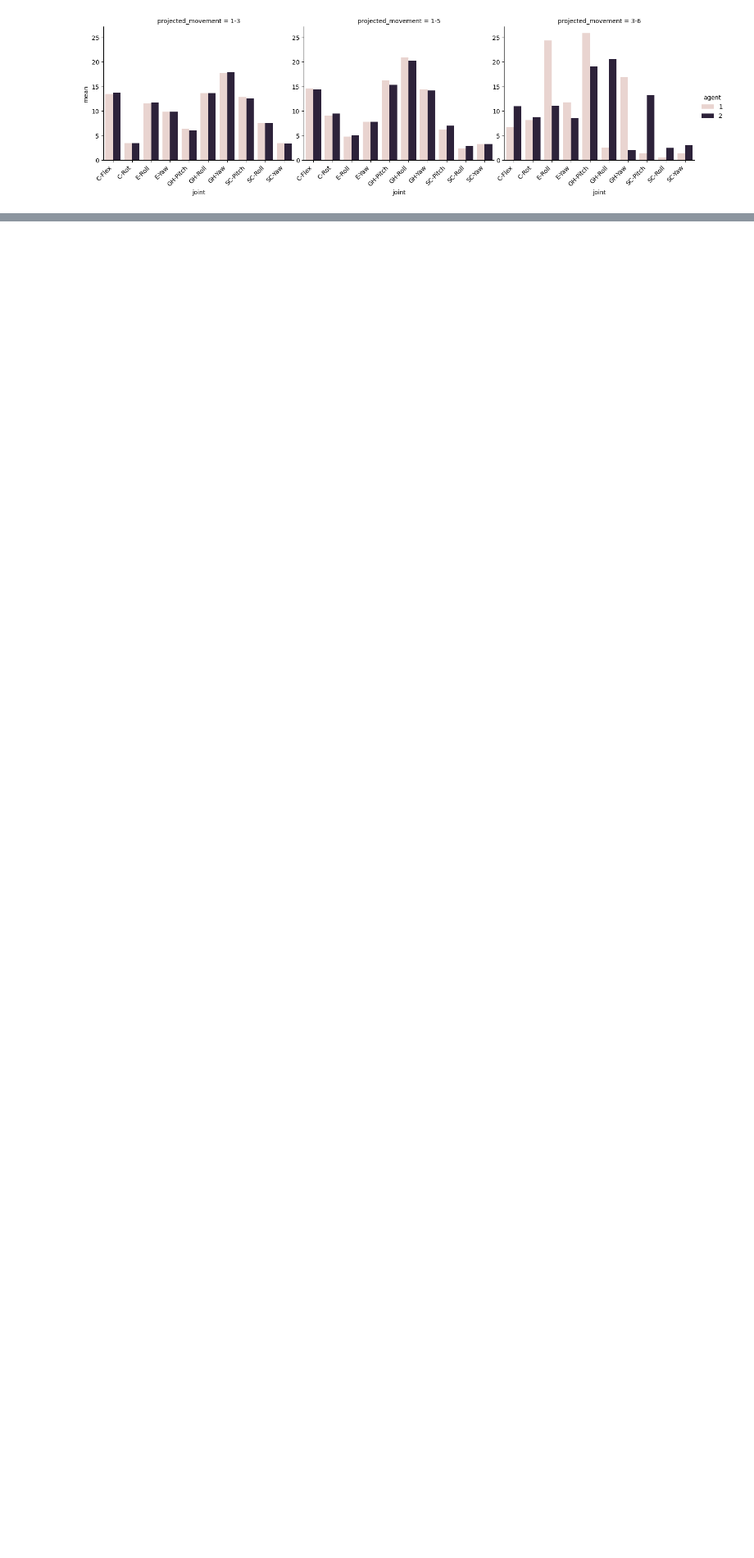
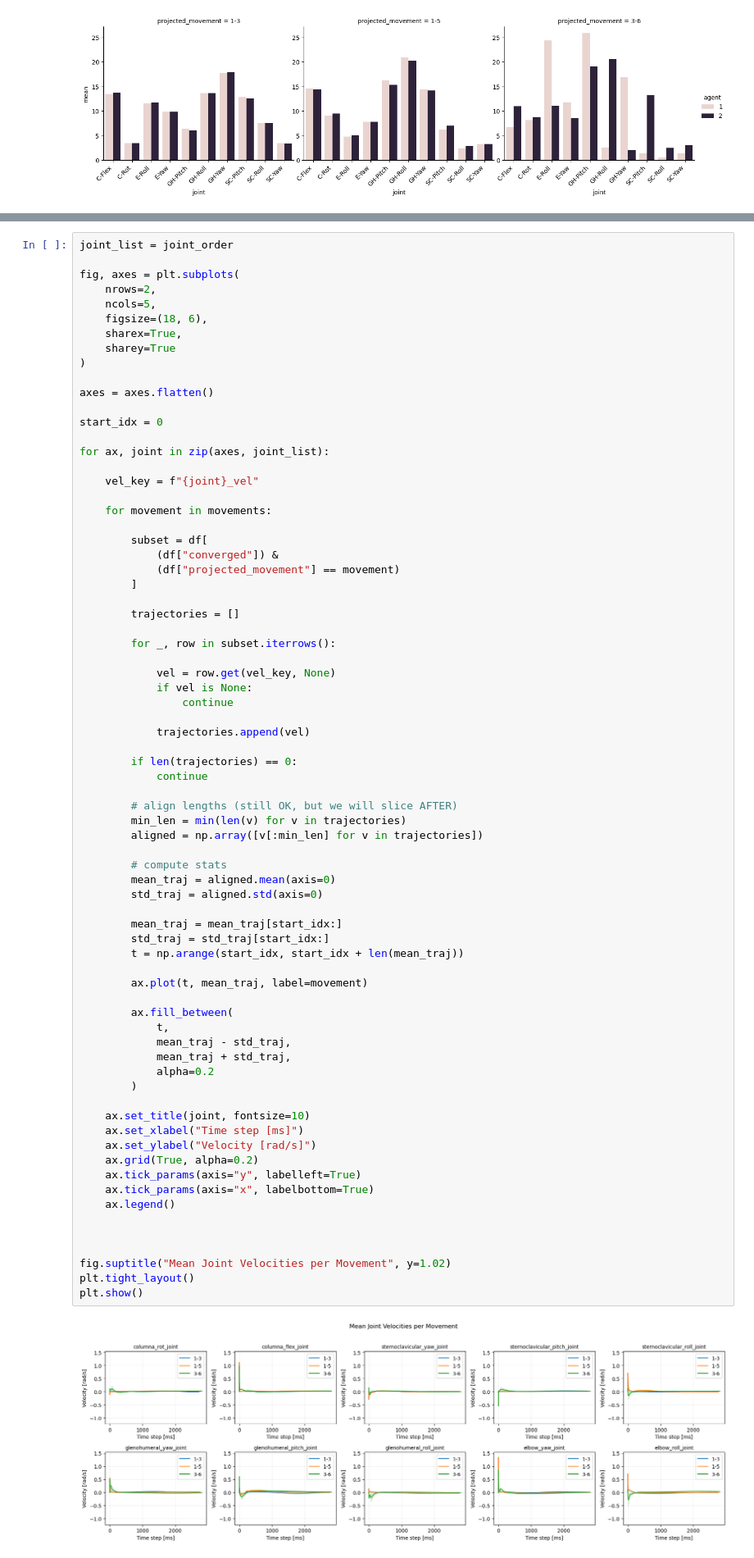
Before and after one commit to bj1110/Masterarbeit, a Jupyter notebook: eval/simdata_eval.ipynb, the cells around one changed output, grey strips where cells are left out. Shown at 82% size. Cells and saved outputs as stored; diff of their text form; blank space fills up the shorter version.

```diff
--- a/eval/simdata_eval.ipynb
+++ b/eval/simdata_eval.ipynb
@@ -728,0 +732,75 @@ plt.show()
+# %%
+joint_list = joint_order
+
+fig, axes = plt.subplots(
+    nrows=2,
+    ncols=5,
+    figsize=(18, 6),
+    sharex=True,
+    sharey=True
+)
+
+axes = axes.flatten()
+
+start_idx = 0
+
+for ax, joint in zip(axes, joint_list):
+
+    vel_key = f"{joint}_vel"
+
+    for movement in movements:
+
+        subset = df[
+            (df["converged"]) &
+            (df["projected_movement"] == movement)
+        ]
+
+        trajectories = []
+
+        for _, row in subset.iterrows():
+
+            vel = row.get(vel_key, None)
+            if vel is None:
+                continue
+
+            trajectories.append(vel)
+
+        if len(trajectories) == 0:
+            continue
+
+        # align lengths (still OK, but we will slice AFTER)
+        min_len = min(len(v) for v in trajectories)
+        aligned = np.array([v[:min_len] for v in trajectories])
+
+        # compute stats
+        mean_traj = aligned.mean(axis=0)
+        std_traj = aligned.std(axis=0)
+
+        mean_traj = mean_traj[start_idx:]
+        std_traj = std_traj[start_idx:]
+        t = np.arange(start_idx, start_idx + len(mean_traj))
+
+        ax.plot(t, mean_traj, label=movement)
+
+        ax.fill_between(
+            t,
+            mean_traj - std_traj,
+            mean_traj + std_traj,
+            alpha=0.2
+        )
+
+    ax.set_title(joint, fontsize=10)
+    ax.set_xlabel("Time step [ms]")
+    ax.set_ylabel("Velocity [rad/s]")
+    ax.grid(True, alpha=0.2)
+    ax.tick_params(axis="y", labelleft=True)
+    ax.tick_params(axis="x", labelbottom=True)
+    ax.legend()
+
+
+
+fig.suptitle("Mean Joint Velocities per Movement", y=1.02)
+plt.tight_layout()
+plt.show()
+# %% [output]
+[figure, added]
```
Also changed, not shown: parts of 11 cells of this notebook.
